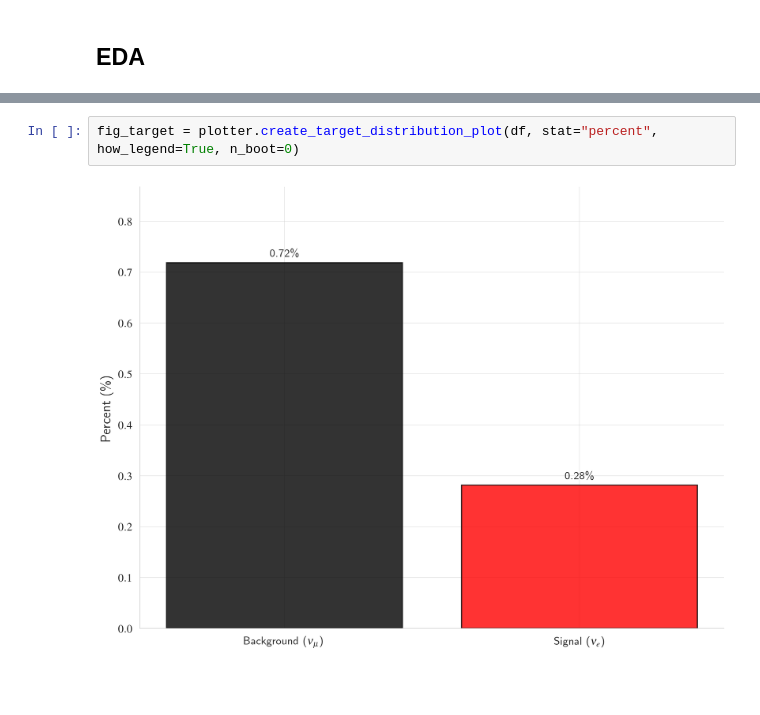
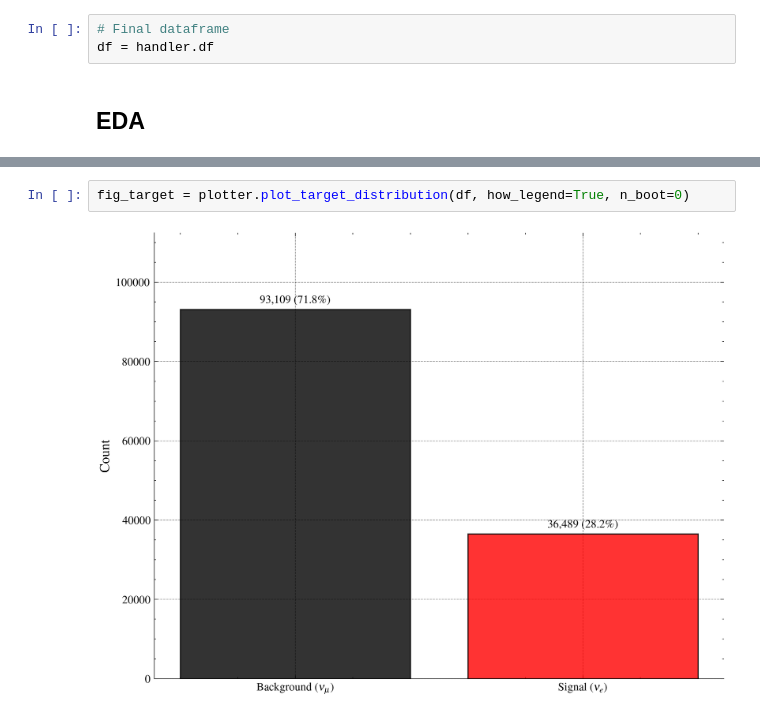
Before and after one commit to mchadolias/miniboone-classification, a Jupyter notebook: notebooks/01_data_exploration.ipynb, the cells around one changed output, grey strips where cells are left out. Cells and saved outputs as stored; diff of their text form; blank space fills up the shorter version.

Commit message:
feat(notebook) Update the plots to the data_exploration notebook with a properly prrocessed dataset

```diff
--- a/notebooks/01_data_exploration.ipynb
+++ b/notebooks/01_data_exploration.ipynb
@@ -36,3 +54,6 @@ Scaling Recommendations Summary:
+# %%
+# Final dataframe
+df = handler.df
 # %% [markdown]
 ## EDA
 # %%
@@ -50,4 +71,4 @@ fig = plotter.plot_top_correlations(df, positive_only=True)
 # %%
-fig_target = plotter.create_target_distribution_plot(df, stat="percent", how_legend=True, n_boot=0)
+fig_target = plotter.plot_target_distribution(df, how_legend=True, n_boot=0)
 # %% [output]
-[figure, old version]
+[figure, new version]
```
Also changed, not shown: parts of 8 cells of this notebook.
